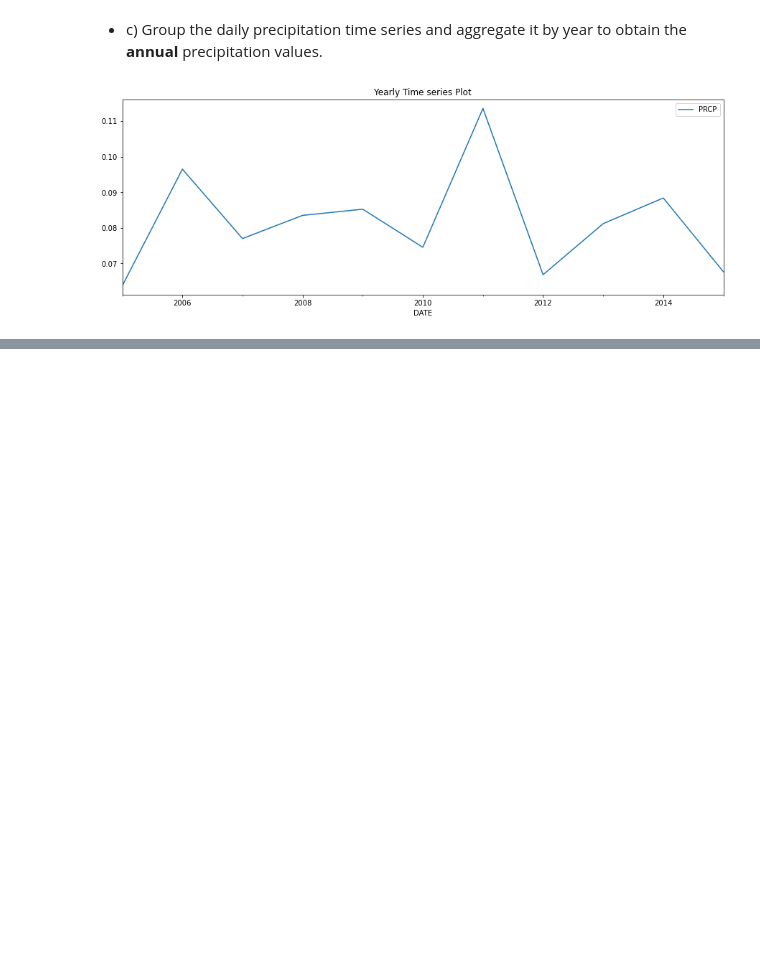
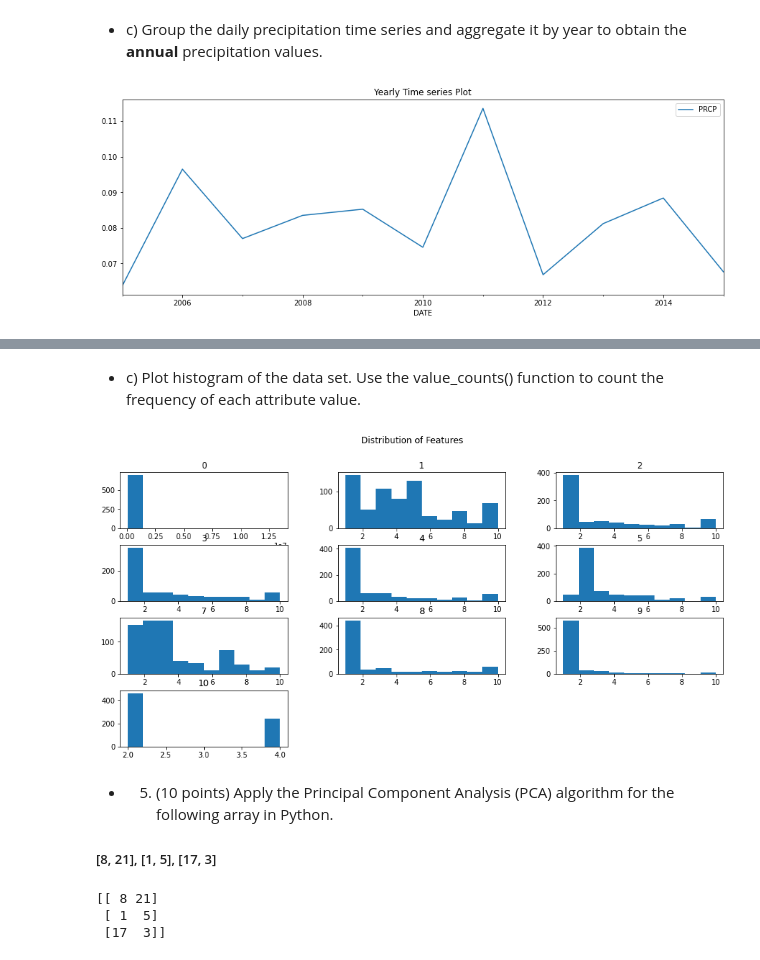
Before and after one commit to pavvankanamarlapudi/Challenges, a Jupyter notebook: Sai/Assignment-6/Assignment.ipynb, the cells around one changed output, grey strips where cells are left out. Drawn from its saved outputs; the diff is of its cells as text; code cells hidden in the pictures; blank space fills up the shorter version.

```diff
--- a/Sai/Assignment-6/Assignment.ipynb
+++ b/Sai/Assignment-6/Assignment.ipynb
@@ -183,0 +188,2 @@ plt.show()
+# %%
+data = pd.read_csv("https://archive.ics.uci.edu/ml/machine-learning-databases/breast-cancer-wisconsin/breast-cancer-wisconsin.data",header=None)
@@ -183,0 +230,11 @@ plt.show()
+# %% [markdown]
+* c) Plot histogram of the data set. Use the value_counts() function to count the frequency of each attribute value.
+# %%
+data.hist(figsize=(15,7),grid=False)
+plt.suptitle("Distribution of Features")
+plt.show()
+# %% [output]
+[figure, added]
+# %% [markdown]
+* 5. (10 points) Apply the Principal Component Analysis (PCA) algorithm for the following array in Python.
+#####  [8, 21], [1, 5], [17, 3]
@@ -183,0 +246,6 @@ plt.show()
+# %%
+print(A)
+# %% [output]
+[[ 8 21]
+ [ 1  5]
+ [17  3]]
```
Also changed, not shown: parts of 29 cells of this notebook.
